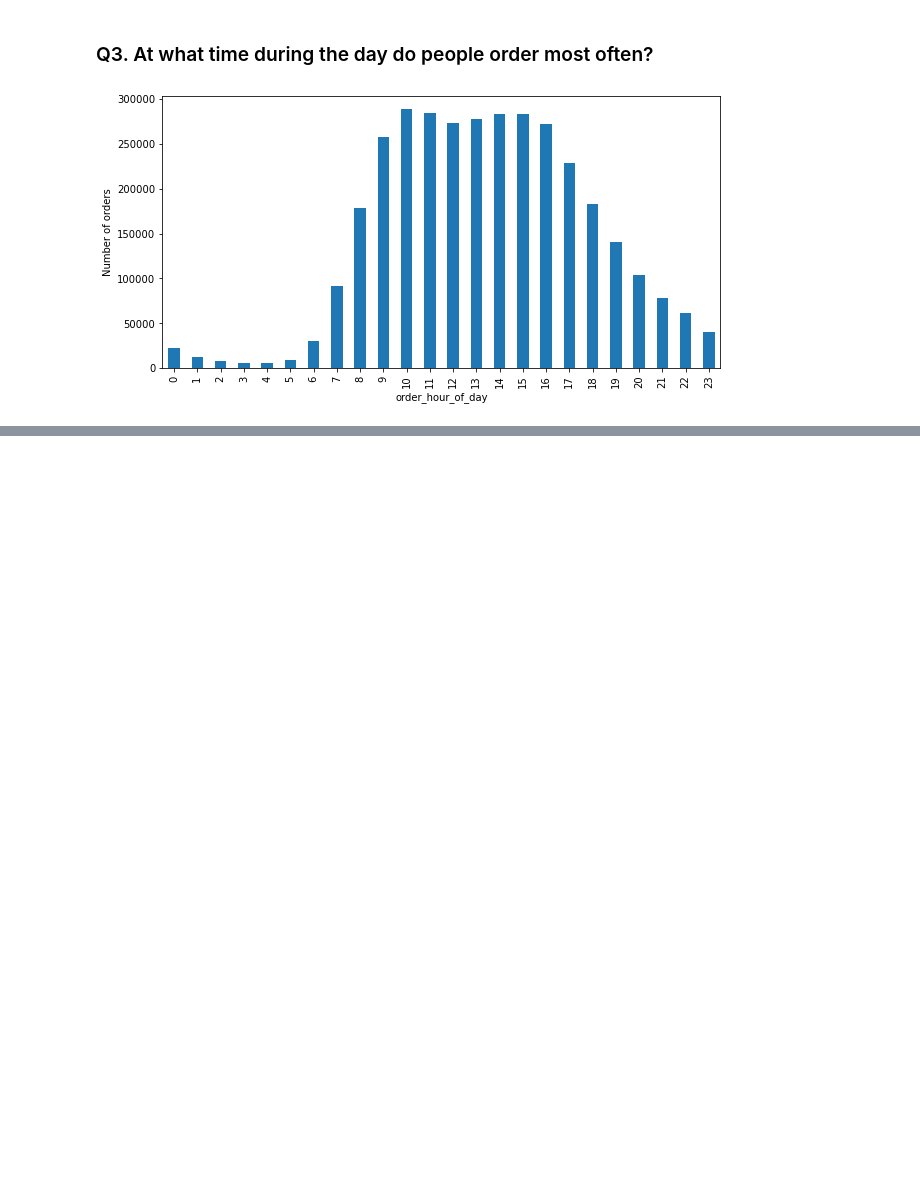
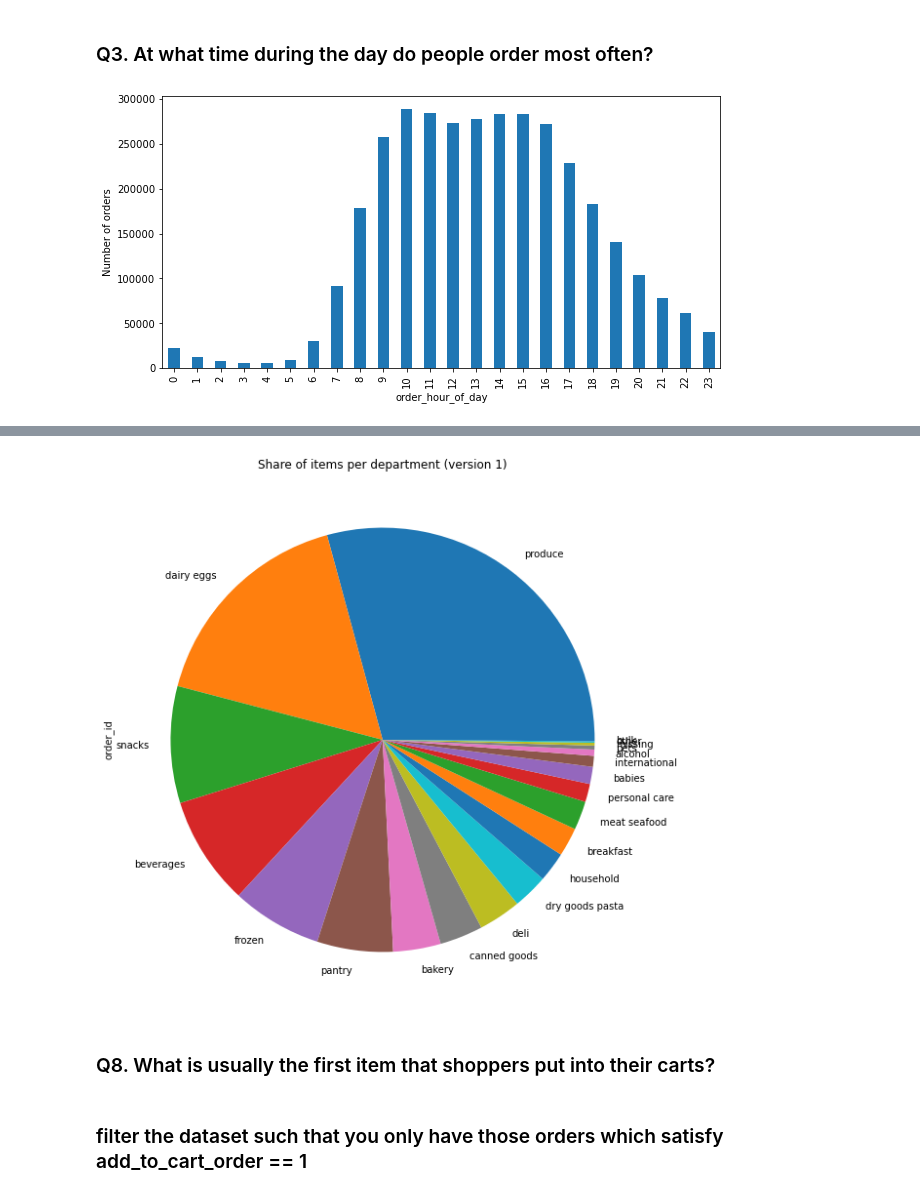
Before and after one commit to shakeel-m-s/Instacart_Database_Insights, a Jupyter notebook: data_questions.ipynb, the cells around one changed output, grey strips where cells are left out. Saved outputs shown, nothing was run; the diff lists cells and outputs as text; code cells hidden in the pictures; blank space fills up the shorter version.

```diff
--- a/data_questions.ipynb
+++ b/data_questions.ipynb
@@ -124,0 +127,8 @@ plt.ylabel('Number of orders');
+# %%
+# plan: Which departments are most popular?
+# which departments have the most products ordered from them.
+# from order product table, group by department. Merge with department table.
+
+department = pd.read_csv('./instacart-market-basket-analysis/departments.csv')
+# %%
+df_with_product_description_dept = df_with_product_description.merge(department, on='department_id') # contains all the info for this question
@@ -124,0 +151,9 @@ plt.ylabel('Number of orders');
+# %%
+how_many_items_per_department = df_with_product_description_dept.groupby(by='department').count()['order_id'].sort_values(ascending = False)
+how_many_items_per_department.plot.pie(y='order_id', figsize = [10,10], title = 'Share of items per department (version 1)');
+# %% [output]
+[figure, added]
+# %% [markdown]
+### Q8. What is usually the first item that shoppers put into their carts?
+# %% [markdown]
+### filter the dataset such that you only have those orders which satisfy add_to_cart_order == 1
```
Also changed, not shown: parts of 6 cells of this notebook.
